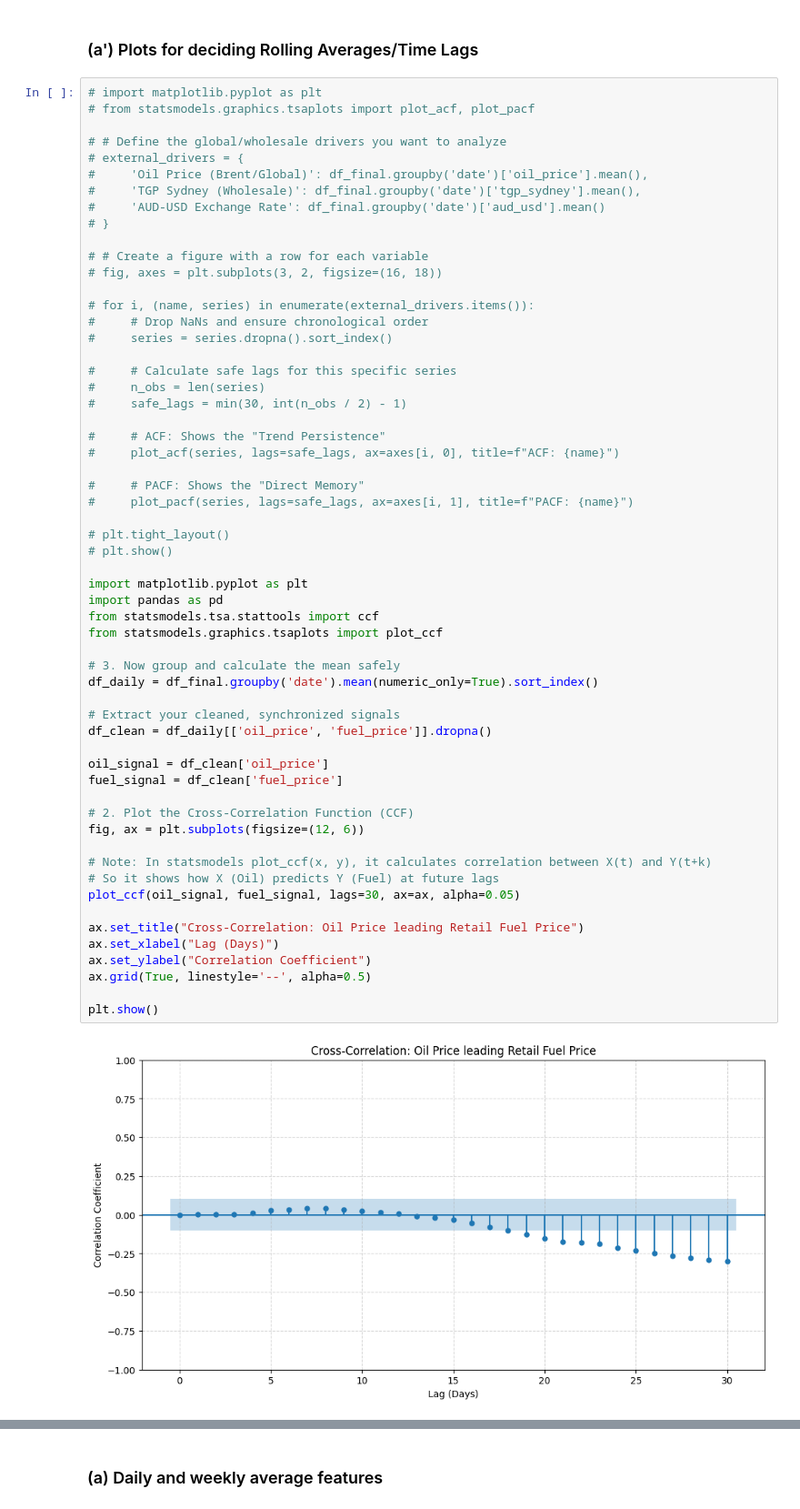
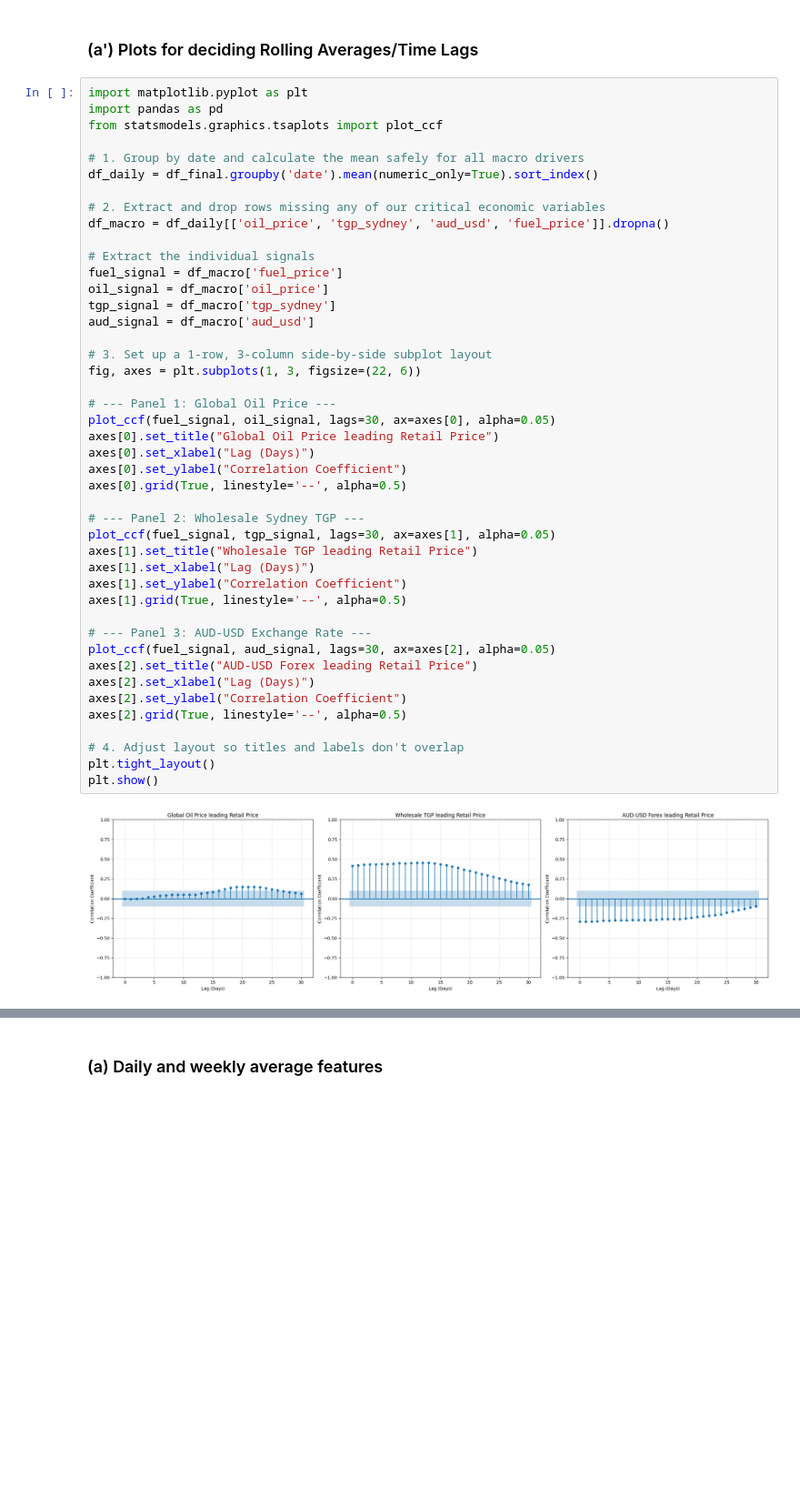
Before and after one commit to tim-fan1/engg2112, a Jupyter notebook: main.ipynb, the cells around one changed output, grey strips where cells are left out. Shown at 91% size. Cells and saved outputs as stored; diff of their text form; blank space fills up the shorter version.

```diff
--- a/main.ipynb
+++ b/main.ipynb
@@ -157,62 +157,48 @@ memory usage: 20.8+ MB
 # %% [markdown]
 ### (a') Plots for deciding Rolling Averages/Time Lags
 # %%
-# import matplotlib.pyplot as plt
-# from statsmodels.graphics.tsaplots import plot_acf, plot_pacf
-
-# # Define the global/wholesale drivers you want to analyze
-# external_drivers = {
-#     'Oil Price (Brent/Global)': df_final.groupby('date')['oil_price'].mean(),
-#     'TGP Sydney (Wholesale)': df_final.groupby('date')['tgp_sydney'].mean(),
-#     'AUD-USD Exchange Rate': df_final.groupby('date')['aud_usd'].mean()
-# }
-
-# # Create a figure with a row for each variable
-# fig, axes = plt.subplots(3, 2, figsize=(16, 18))
-
-# for i, (name, series) in enumerate(external_drivers.items()):
-#     # Drop NaNs and ensure chronological order
-#     series = series.dropna().sort_index()
-
-#     # Calculate safe lags for this specific series
-#     n_obs = len(series)
-#     safe_lags = min(30, int(n_obs / 2) - 1)
-
-#     # ACF: Shows the "Trend Persistence"
-#     plot_acf(series, lags=safe_lags, ax=axes[i, 0], title=f"ACF: {name}")
-
-#     # PACF: Shows the "Direct Memory"
-#     plot_pacf(series, lags=safe_lags, ax=axes[i, 1], title=f"PACF: {name}")
-
-# plt.tight_layout()
-# plt.show()
-
 import matplotlib.pyplot as plt
 import pandas as pd
-from statsmodels.tsa.stattools import ccf
 from statsmodels.graphics.tsaplots import plot_ccf
 
-# 3. Now group and calculate the mean safely
+# 1. Group by date and calculate the mean safely for all macro drivers
 df_daily = df_final.groupby('date').mean(numeric_only=True).sort_index()
 
-# Extract your cleaned, synchronized signals
-df_clean = df_daily[['oil_price', 'fuel_price']].dropna()
+# 2. Extract and drop rows missing any of our critical economic variables
+df_macro = df_daily[['oil_price', 'tgp_sydney', 'aud_usd', 'fuel_price']].dropna()
 
-oil_signal = df_clean['oil_price']
-fuel_signal = df_clean['fuel_price']
+# Extract the individual signals
+fuel_signal = df_macro['fuel_price']
+oil_signal = df_macro['oil_price']
+tgp_signal = df_macro['tgp_sydney']
+aud_signal = df_macro['aud_usd']
 
-# 2. Plot the Cross-Correlation Function (CCF)
-fig, ax = plt.subplots(figsize=(12, 6))
+# 3. Set up a 1-row, 3-column side-by-side subplot layout
+fig, axes = plt.subplots(1, 3, figsize=(22, 6))
 
-# Note: In statsmodels plot_ccf(x, y), it calculates correlation between X(t) and Y(t+k)
-# So it shows how X (Oil) predicts Y (Fuel) at future lags
-plot_ccf(oil_signal, fuel_signal, lags=30, ax=ax, alpha=0.05)
+# --- Panel 1: Global Oil Price ---
+plot_ccf(fuel_signal, oil_signal, lags=30, ax=axes[0], alpha=0.05)
+axes[0].set_title("Global Oil Price leading Retail Price")
+axes[0].set_xlabel("Lag (Days)")
+axes[0].set_ylabel("Correlation Coefficient")
+axes[0].grid(True, linestyle='--', alpha=0.5)
 
-ax.set_title("Cross-Correlation: Oil Price leading Retail Fuel Price")
-ax.set_xlabel("Lag (Days)")
-ax.set_ylabel("Correlation Coefficient")
-ax.grid(True, linestyle='--', alpha=0.5)
+# --- Panel 2: Wholesale Sydney TGP ---
+plot_ccf(fuel_signal, tgp_signal, lags=30, ax=axes[1], alpha=0.05)
+axes[1].set_title("Wholesale TGP leading Retail Price")
+axes[1].set_xlabel("Lag (Days)")
+axes[1].set_ylabel("Correlation Coefficient")
+axes[1].grid(True, linestyle='--', alpha=0.5)
 
+# --- Panel 3: AUD-USD Exchange Rate ---
+plot_ccf(fuel_signal, aud_signal, lags=30, ax=axes[2], alpha=0.05)
+axes[2].set_title("AUD-USD Forex leading Retail Price")
+axes[2].set_xlabel("Lag (Days)")
+axes[2].set_ylabel("Correlation Coefficient")
+axes[2].grid(True, linestyle='--', alpha=0.5)
+
+# 4. Adjust layout so titles and labels don't overlap
+plt.tight_layout()
 plt.show()
 # %% [output]
-[figure, old version]
+[figure, new version]
```
Also changed, not shown: parts of 9 cells of this notebook.
